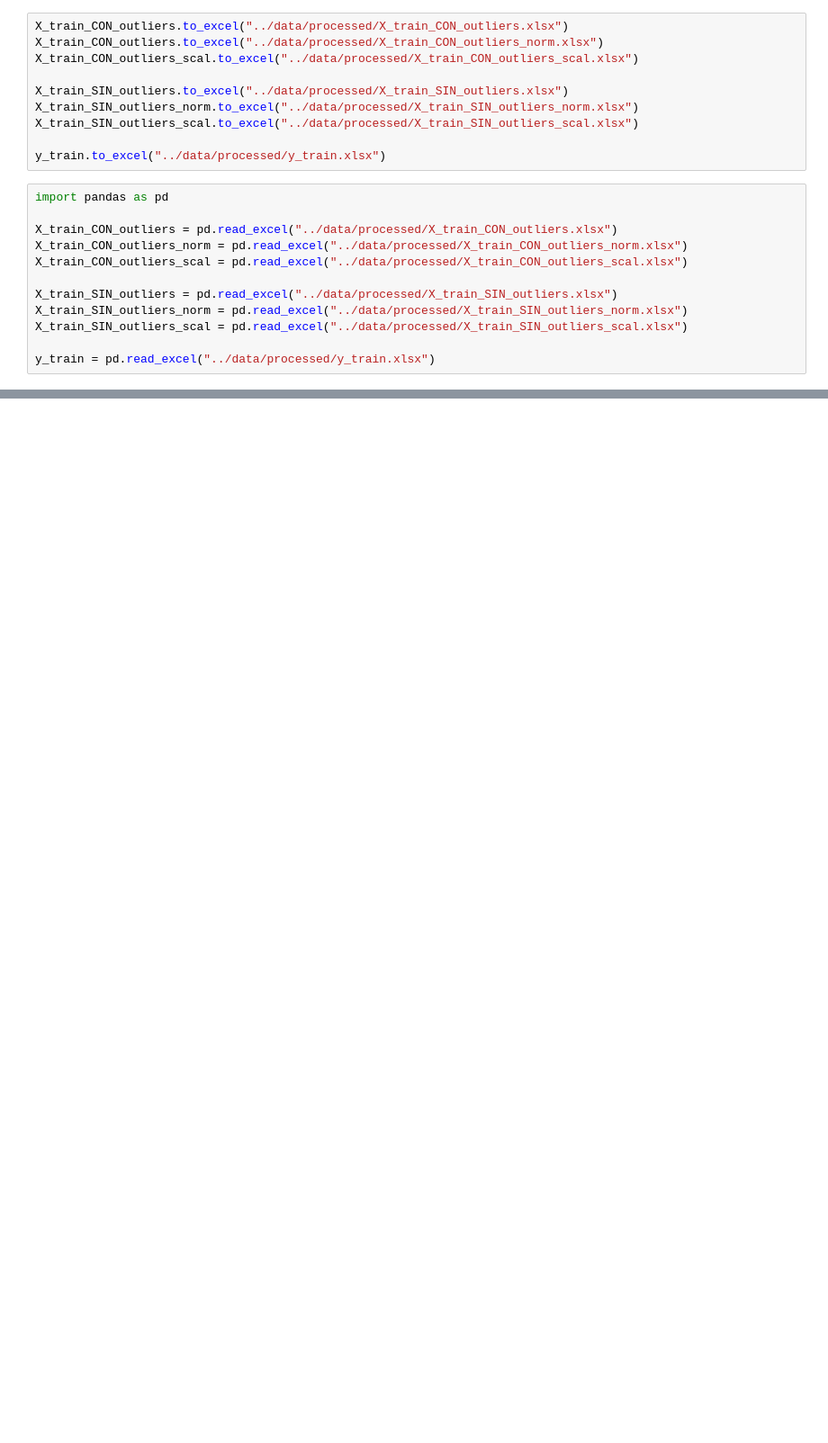
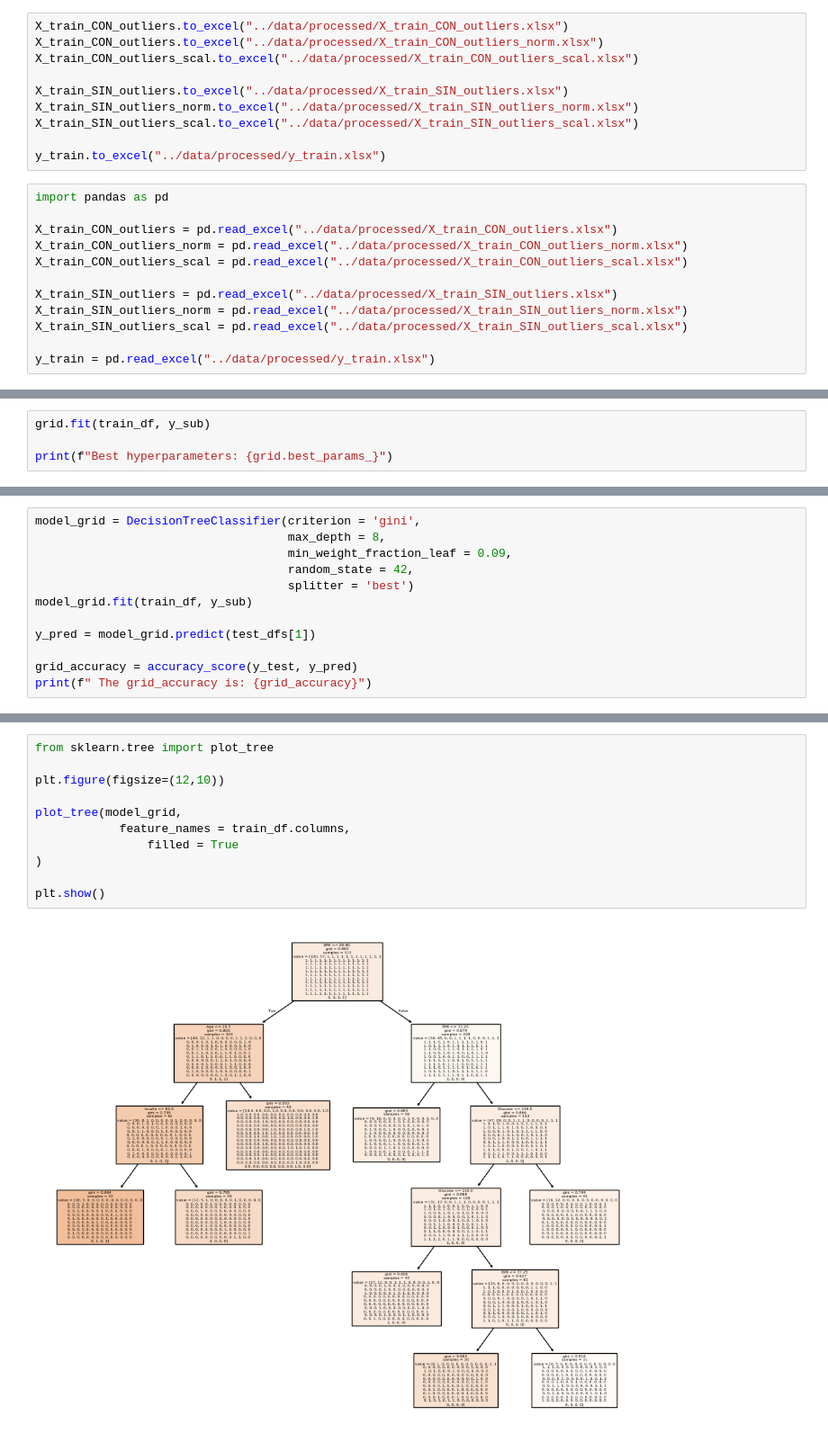
Before and after one commit to 4GeeksAcademy/DecissionTree_cafedemanha94-25, a Jupyter notebook: src/explore.ipynb, the cells around one changed output, grey strips where cells are left out. Shown at 90% size. Cells and saved outputs as stored; diff of their text form; blank space fills up the shorter version.

```diff
--- a/src/explore.ipynb
+++ b/src/explore.ipynb
@@ -697,0 +768,4 @@ dump(model, open("decision_tree_regressor_default_42.sav", "wb"))
+# %%
+grid.fit(train_df, y_sub)
+
+print(f"Best hyperparameters: {grid.best_params_}")
@@ -697,0 +774,12 @@ dump(model, open("decision_tree_regressor_default_42.sav", "wb"))
+# %%
+model_grid = DecisionTreeClassifier(criterion = 'gini',
+                                    max_depth = 8,
+                                    min_weight_fraction_leaf = 0.09,
+                                    random_state = 42,
+                                    splitter = 'best')
+model_grid.fit(train_df, y_sub)
+
+y_pred = model_grid.predict(test_dfs[1])
+
+grid_accuracy = accuracy_score(y_test, y_pred)
+print(f" The grid_accuracy is: {grid_accuracy}")
@@ -697,0 +856,13 @@ dump(model, open("decision_tree_regressor_default_42.sav", "wb"))
+# %%
+from sklearn.tree import plot_tree
+
+plt.figure(figsize=(12,10))
+
+plot_tree(model_grid,
+            feature_names = train_df.columns,
+                filled = True
+)
+
+plt.show()
+# %% [output]
+[figure, added]
```
Also changed, not shown: parts of 44 cells of this notebook, 7 other files.
